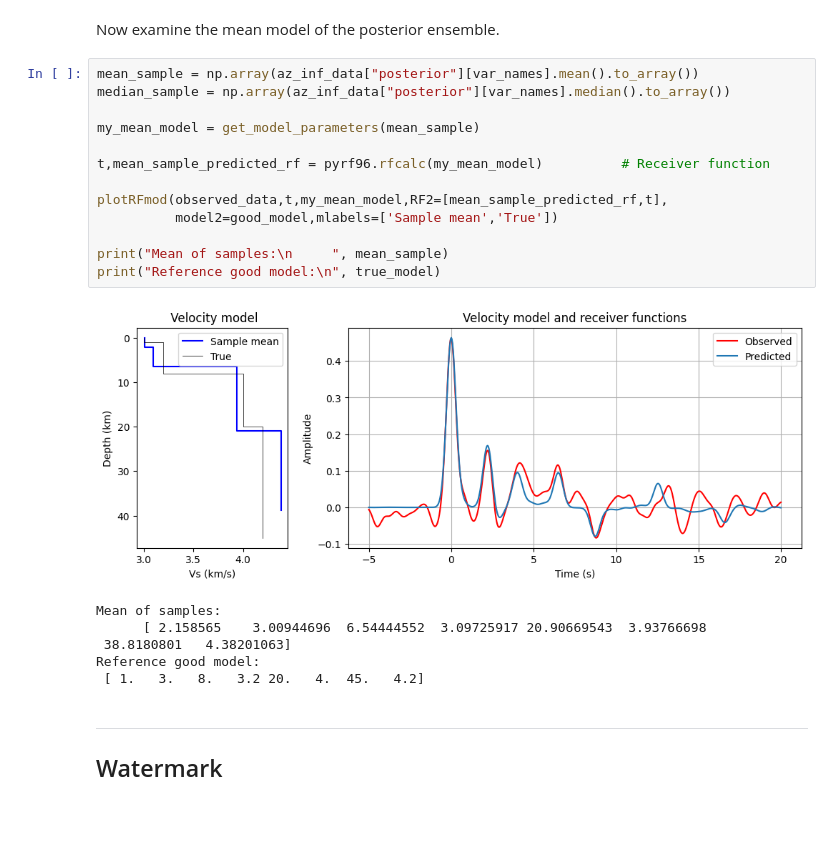
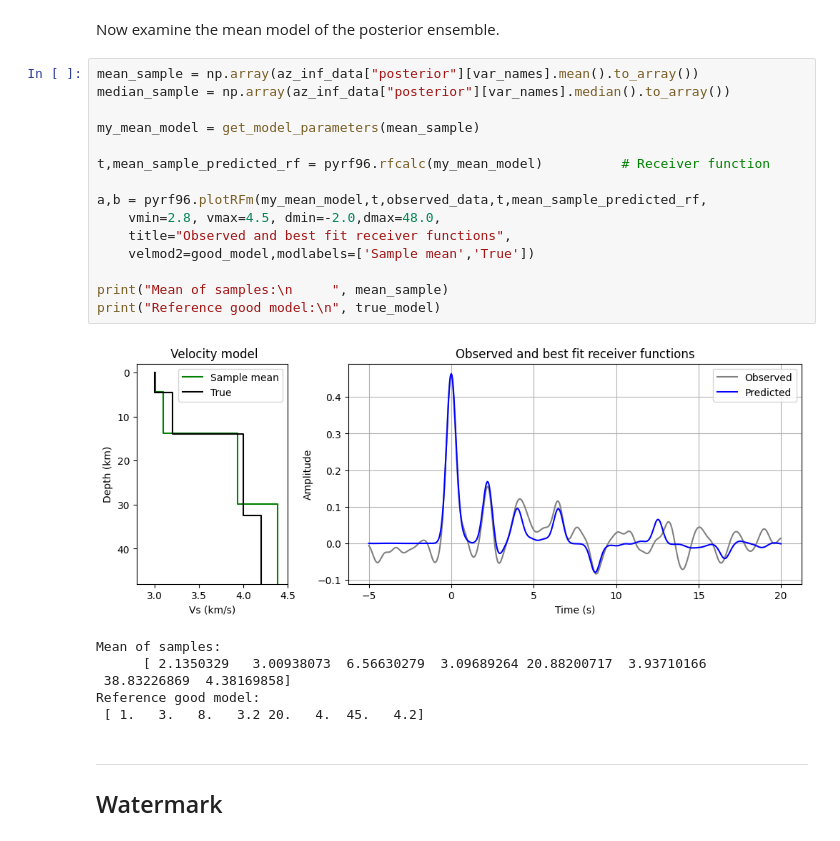
Before and after one commit to inlab-geo/cofi-examples, a Jupyter notebook: examples/receiver_function/receiver_function_inversion_noespresso.ipynb, the cells around one changed output. Drawn from its saved outputs; the diff is of its cells as text.

Commit message:
updated receiver function example
Made notebook consistent with lates pyrf96 updates. Added to explanatory texts.

```diff
--- a/examples/receiver_function/receiver_function_inversion_noespresso.ipynb
+++ b/examples/receiver_function/receiver_function_inversion_noespresso.ipynb
@@ -420,21 +402,23 @@ Now examine the mean model of the posterior ensemble.
 # %%
 mean_sample = np.array(az_inf_data["posterior"][var_names].mean().to_array())
 median_sample = np.array(az_inf_data["posterior"][var_names].median().to_array())
 
 my_mean_model = get_model_parameters(mean_sample)
 
 t,mean_sample_predicted_rf = pyrf96.rfcalc(my_mean_model)          # Receiver function
 
-plotRFmod(observed_data,t,my_mean_model,RF2=[mean_sample_predicted_rf,t],
-          model2=good_model,mlabels=['Sample mean','True'])
+a,b = pyrf96.plotRFm(my_mean_model,t,observed_data,t,mean_sample_predicted_rf,
+    vmin=2.8, vmax=4.5, dmin=-2.0,dmax=48.0,
+    title="Observed and best fit receiver functions",
+    velmod2=good_model,modlabels=['Sample mean','True'])
 
 print("Mean of samples:\n     ", mean_sample)
 print("Reference good model:\n", true_model)
 # %% [output]
-[figure, old version]
+[figure, new version]
 Mean of samples:
-      [ 2.158565    3.00944696  6.54444552  3.09725917 20.90669543  3.93766698
- 38.8180801   4.38201063]
+      [ 2.1350329   3.00938073  6.56630279  3.09689264 20.88200717  3.93710166
+ 38.83226869  4.38169858]
 Reference good model:
  [ 1.   3.   8.   3.2 20.   4.  45.   4.2]
 # %% [markdown]
```
Also changed, not shown: parts of 13 cells of this notebook.
